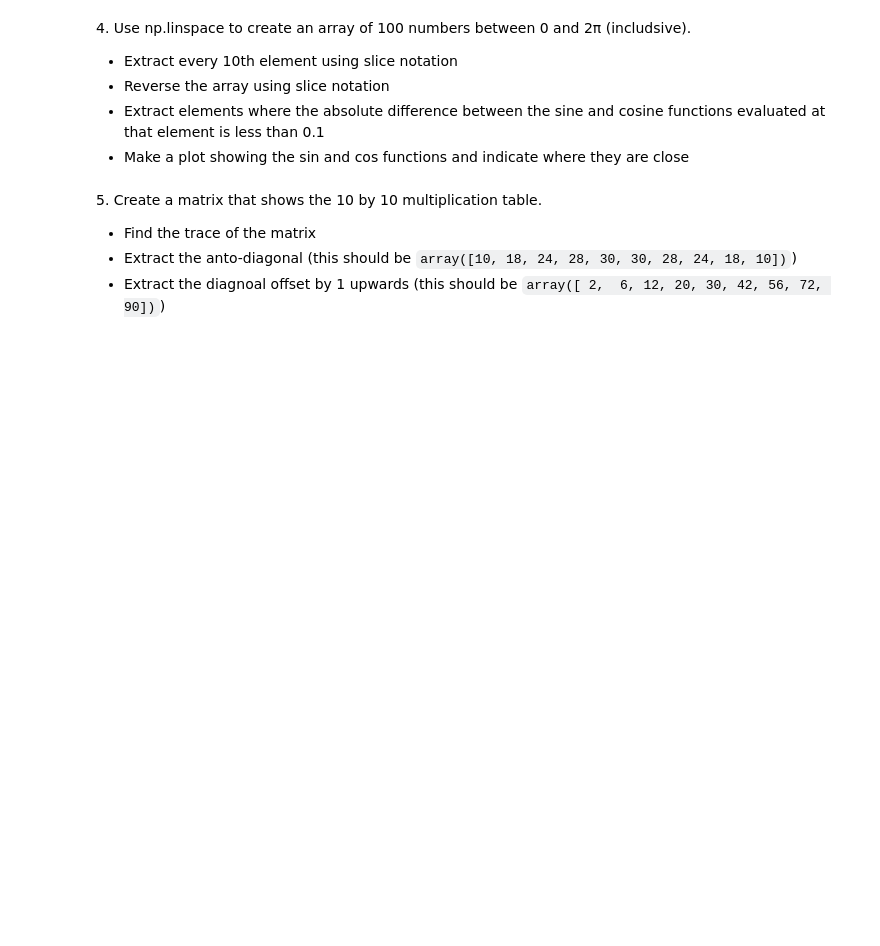
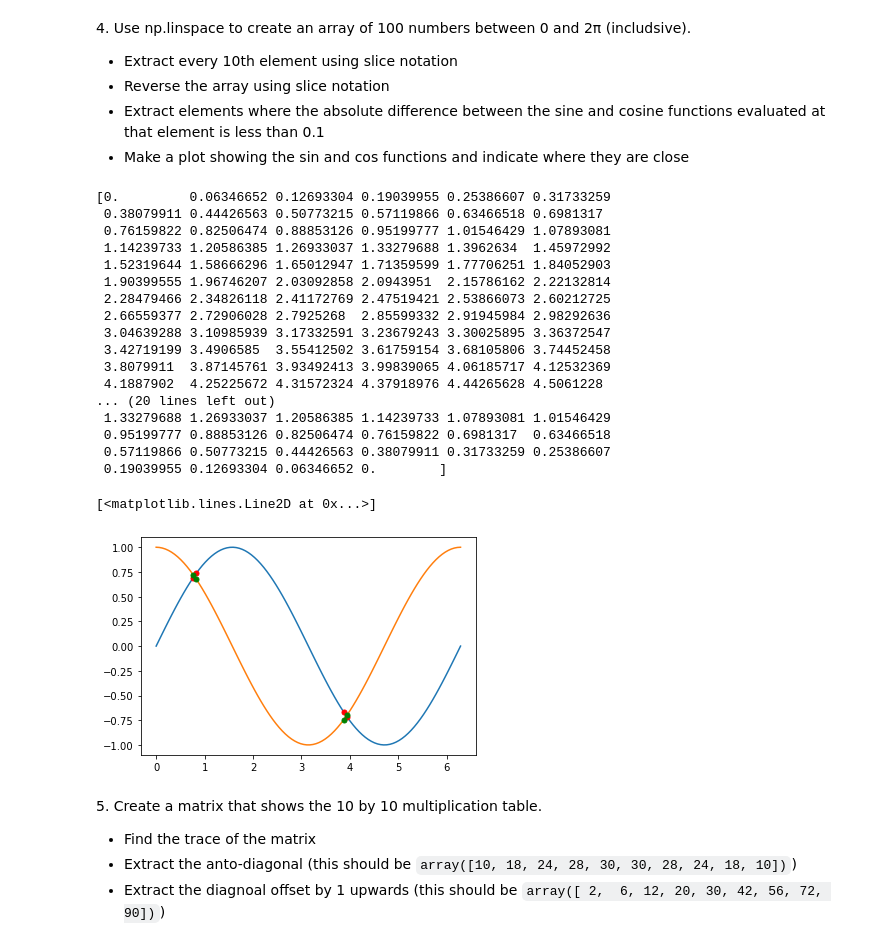
Before and after one commit to AlbertoSaretto/LaboratoryOfComputationalPhysics_Y5, a Jupyter notebook: 04ex_Numpy.ipynb, the cells around one changed output. Saved outputs shown, nothing was run; the diff lists cells and outputs as text; code cells hidden in the pictures; blank space fills up the shorter version.

```diff
--- a/04ex_Numpy.ipynb
+++ b/04ex_Numpy.ipynb
@@ -131,6 +131,51 @@ print(m2)
   * Reverse the array using slice notation
   * Extract elements where the absolute difference between the sine and cosine functions evaluated at that element is less than 0.1
   * Make a plot showing the sin and cos functions and indicate where they are close
+# %%
+import math
+from matplotlib import pyplot as plt
+
+x=np.linspace(0,2*(math.pi),100)
+print(x)
+
+#Extract every 10th element using slice notation
+x10 = x[::10]
+print(x10)
+
+#Reverse the array using slice notation
+xr = x[::-1]
+print(xr)
+
+#Extract elements where the absolute difference between the sine and cosine
+#functions evaluated at that element is less than 0.1
+mask2 = (abs(np.sin(x)-np.cos(x)) < 0.1)
+xf = x[mask2]
+
+#Make a plot showing the sin and cos functions and indicate where they are close
+plt.plot(x,np.sin(x))
+plt.plot(x,np.cos(x))
+plt.plot(xf,np.sin(xf),linewidth = 0,marker=".",color="r",markersize="10")
+plt.plot(xf,np.cos(xf),linewidth = 0,marker=".",color="g",markersize="10")
+# %% [output]
+[0.         0.06346652 0.12693304 0.19039955 0.25386607 0.31733259
+ 0.38079911 0.44426563 0.50773215 0.57119866 0.63466518 0.6981317
+ 0.76159822 0.82506474 0.88853126 0.95199777 1.01546429 1.07893081
+ 1.14239733 1.20586385 1.26933037 1.33279688 1.3962634  1.45972992
+ 1.52319644 1.58666296 1.65012947 1.71359599 1.77706251 1.84052903
+ 1.90399555 1.96746207 2.03092858 2.0943951  2.15786162 2.22132814
+ 2.28479466 2.34826118 2.41172769 2.47519421 2.53866073 2.60212725
+ 2.66559377 2.72906028 2.7925268  2.85599332 2.91945984 2.98292636
+ 3.04639288 3.10985939 3.17332591 3.23679243 3.30025895 3.36372547
+ 3.42719199 3.4906585  3.55412502 3.61759154 3.68105806 3.74452458
+ 3.8079911  3.87145761 3.93492413 3.99839065 4.06185717 4.12532369
+ 4.1887902  4.25225672 4.31572324 4.37918976 4.44265628 4.5061228
+... (20 lines left out)
+ 1.33279688 1.26933037 1.20586385 1.14239733 1.07893081 1.01546429
+ 0.95199777 0.88853126 0.82506474 0.76159822 0.6981317  0.63466518
+ 0.57119866 0.50773215 0.44426563 0.38079911 0.31733259 0.25386607
+ 0.19039955 0.12693304 0.06346652 0.        ]
+[<matplotlib.lines.Line2D at 0x...>]
+[figure, added]
 # %% [markdown]
 5\. Create a matrix that shows the 10 by 10 multiplication table.
 
```
Also changed, not shown: parts of 5 cells of this notebook, 1 other file.
